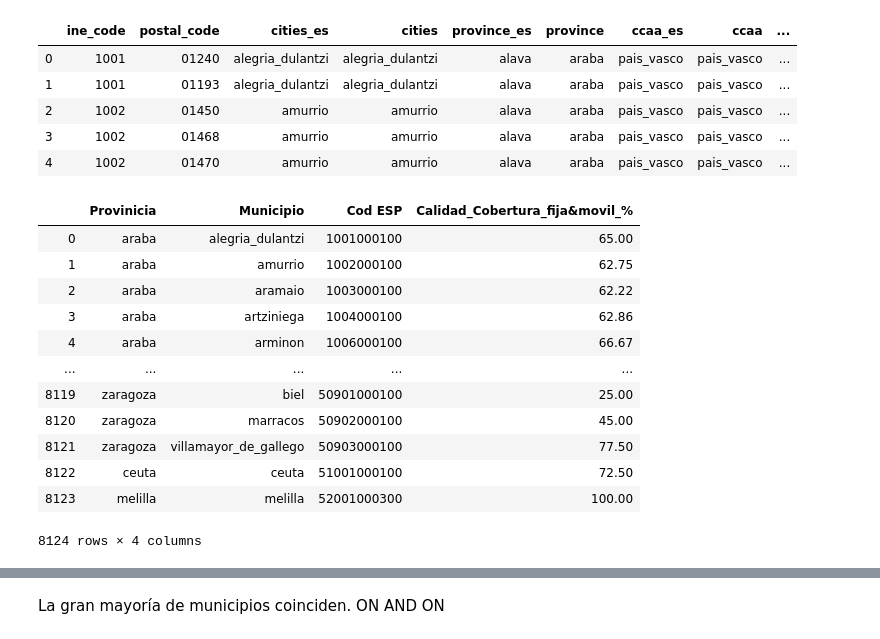
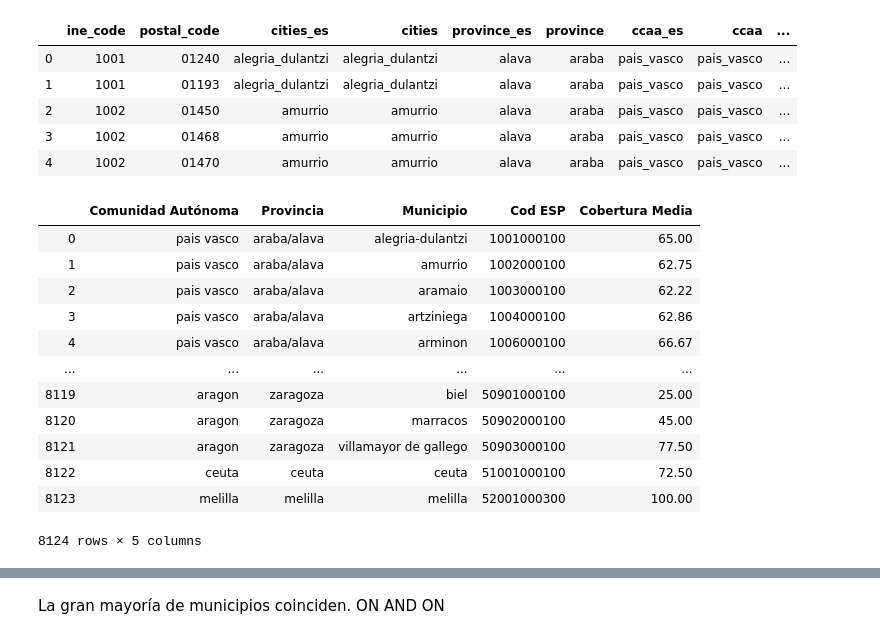
Before and after one commit to patcalsi/Exodus_urbano, a Jupyter notebook: data/Guille/Union_Guille.ipynb, the cells around one changed output, grey strips where cells are left out. Drawn from its saved outputs; the diff is of its cells as text; code cells hidden in the pictures.

```diff
--- a/data/Guille/Union_Guille.ipynb
+++ b/data/Guille/Union_Guille.ipynb
@@ -134,22 +134,22 @@ union.head()
 | 3 | 1002 | 01468 | amurrio | amurrio | alava | araba | pais_vasco | pais_vasco | ... |
 | 4 | 1002 | 01470 | amurrio | amurrio | alava | araba | pais_vasco | pais_vasco | ... |
 # %%
-cobertura_media = pd.read_csv('recursos_cobertura_media_clean.csv',index_col=0)
+cobertura_media = pd.read_csv('recursos_cobertura_media_clean_2018.csv',index_col=0)
 cobertura_media
 # %% [output]
-|  | Provinicia | Municipio | Cod ESP | Calidad_Cobertura_fija&movil_% |
-| 0 | araba | alegria_dulantzi | 1001000100 | 65.00 |
-| 1 | araba | amurrio | 1002000100 | 62.75 |
-| 2 | araba | aramaio | 1003000100 | 62.22 |
-| 3 | araba | artziniega | 1004000100 | 62.86 |
-| 4 | araba | arminon | 1006000100 | 66.67 |
-| ... | ... | ... | ... | ... |
-| 8119 | zaragoza | biel | 50901000100 | 25.00 |
-| 8120 | zaragoza | marracos | 50902000100 | 45.00 |
-| 8121 | zaragoza | villamayor_de_gallego | 50903000100 | 77.50 |
-| 8122 | ceuta | ceuta | 51001000100 | 72.50 |
-| 8123 | melilla | melilla | 52001000300 | 100.00 |
+|  | Comunidad Autónoma | Provincia | Municipio | Cod ESP | Cobertura Media |
+| 0 | pais vasco | araba/alava | alegria-dulantzi | 1001000100 | 65.00 |
+| 1 | pais vasco | araba/alava | amurrio | 1002000100 | 62.75 |
+| 2 | pais vasco | araba/alava | aramaio | 1003000100 | 62.22 |
+| 3 | pais vasco | araba/alava | artziniega | 1004000100 | 62.86 |
+| 4 | pais vasco | araba/alava | arminon | 1006000100 | 66.67 |
+| ... | ... | ... | ... | ... | ... |
+| 8119 | aragon | zaragoza | biel | 50901000100 | 25.00 |
+| 8120 | aragon | zaragoza | marracos | 50902000100 | 45.00 |
+| 8121 | aragon | zaragoza | villamayor de gallego | 50903000100 | 77.50 |
+| 8122 | ceuta | ceuta | ceuta | 51001000100 | 72.50 |
+| 8123 | melilla | melilla | melilla | 52001000300 | 100.00 |
-8124 rows × 4 columns
+8124 rows × 5 columns
 # %%
 union = pd.merge(union, cobertura_media, left_on='cities_es',right_on='Municipio', how='left')
 union
```
Also changed, not shown: parts of 19 cells of this notebook, 1 other file.
